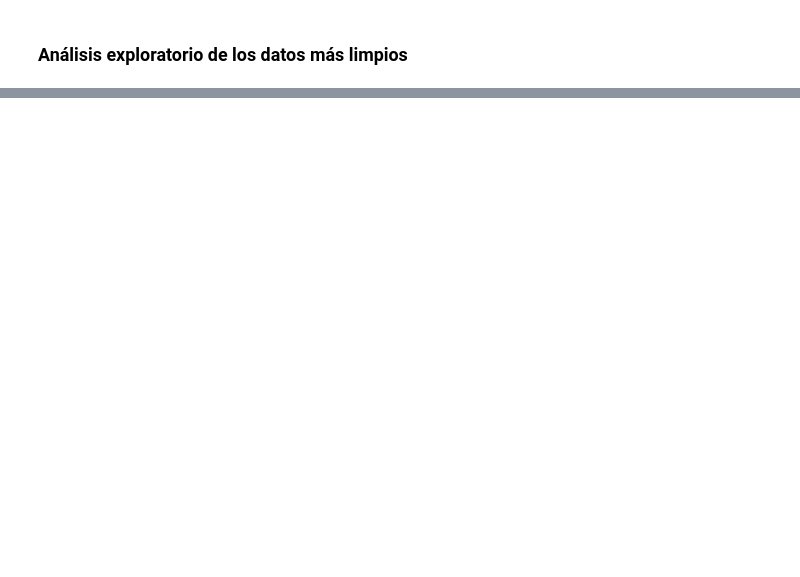
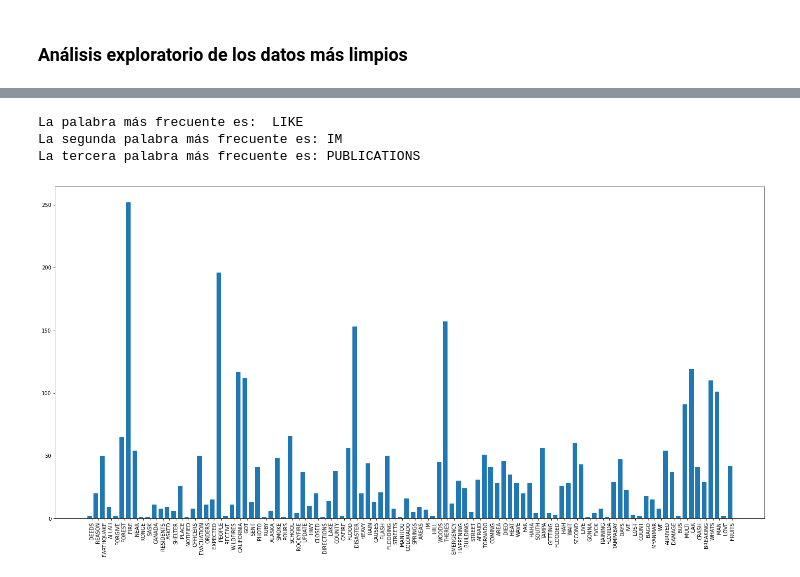
Before and after one commit to ElPapuchon/Proyecto_2_DS, a Jupyter notebook: Proyecto2.ipynb, the cells around one changed output, grey strips where cells are left out. Cells and saved outputs as stored; diff of their text form; code cells hidden in the pictures; blank space fills up the shorter version.

```diff
--- a/Proyecto2.ipynb
+++ b/Proyecto2.ipynb
@@ -369,0 +544,5 @@ plt.imshow(wordcloud)
+# %%
+# convertimos todo a un string
+Text = " ".join(review for review in data.text.astype(str))
+# %%
+Frequencies = Counter(Text.split())
@@ -369,0 +569,44 @@ plt.imshow(wordcloud)
+# %%
+palabras = []
+frecuencias = []
+for i in Frequencies.keys():
+    palabras.append(i)
+
+for k in Frequencies.values():
+    frecuencias.append(k)
+# %%
+index1 = frecuencias.index(max(frecuencias))
+pa1 = palabras[index1]
+frecuencias.pop(index1)
+
+index2 = frecuencias.index(max(frecuencias))
+pa2 = palabras[index2]
+frecuencias.pop(index2)
+
+index3 = frecuencias.index(max(frecuencias))
+pa3 = palabras[index3]
+frecuencias.pop(index3)
+
+print("La palabra más frecuente es: ", pa1)
+print("La segunda palabra más frecuente es:", pa2)
+print("La tercera palabra más frecuente es:", pa3)
+# %% [output]
+La palabra más frecuente es:  LIKE
+La segunda palabra más frecuente es: IM
+La tercera palabra más frecuente es: PUBLICATIONS
+# %%
+n = 100
+words = palabras[0:n]
+freq = frecuencias[0:n]
+
+# Plot histogram using matplotlib bar().
+indexes = np.arange(len(words))
+width = 0.7
+
+fig = plt.figure(figsize = (25, 12 ))
+plt.bar(indexes, freq, width)
+plt.xticks(indexes + width * 0.5, words)
+plt.xticks(rotation = 90)
+plt.show()
+# %% [output]
+[figure, added]
```
Also changed, not shown: parts of 94 cells of this notebook.
